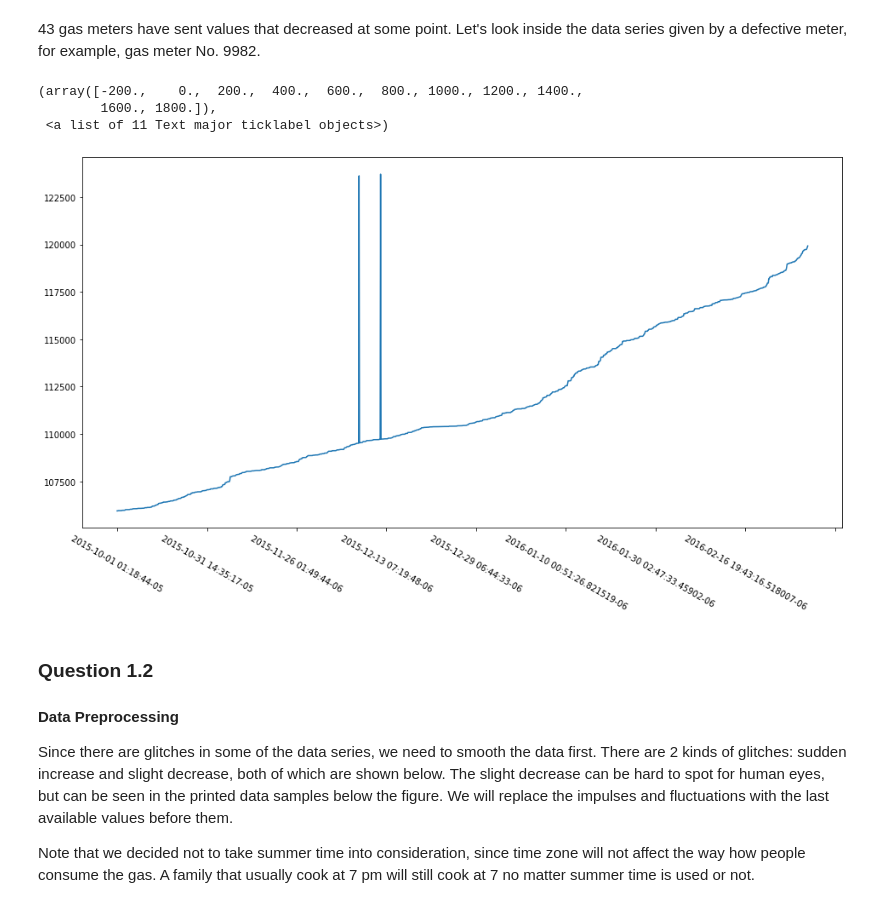
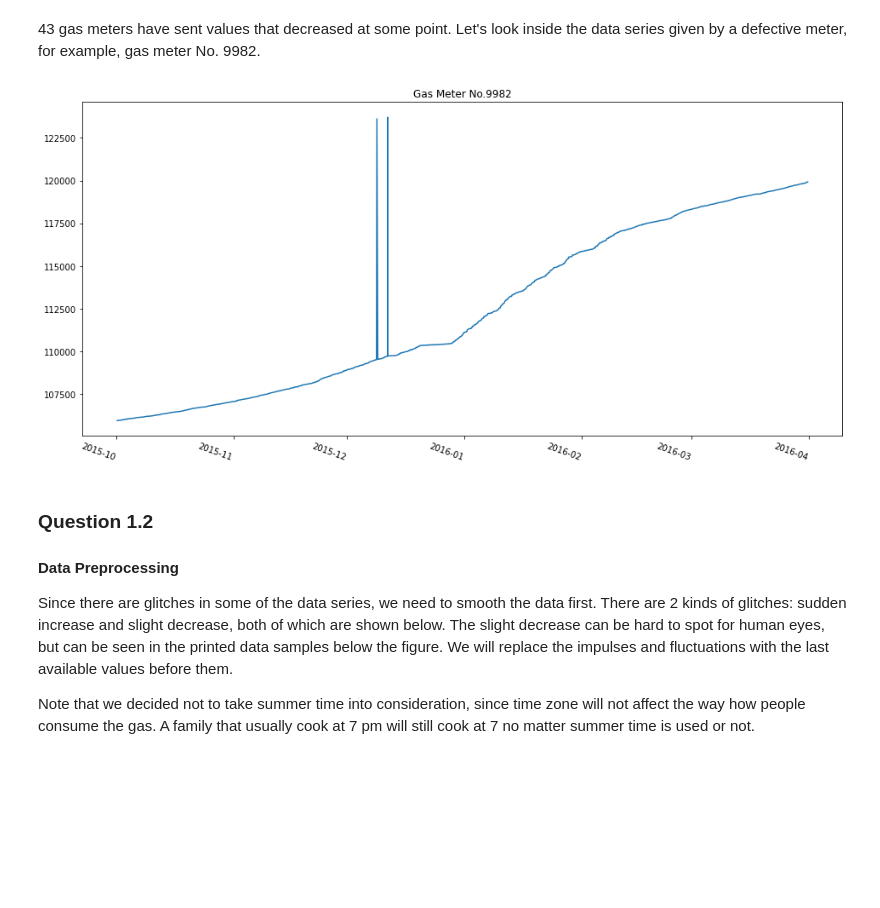
Before and after one commit to felixnie/EE4211-Project, a Jupyter notebook: Question1.ipynb, the cells around one changed output. Cells and saved outputs as stored; diff of their text form; code cells hidden in the pictures; blank space fills up the shorter version.

```diff
--- a/Question1.ipynb
+++ b/Question1.ipynb
@@ -16,7 +21,7 @@ df = pd.read_csv('dataport-export_gas_oct2015-mar2016.csv')
 # %% [markdown]
 First let's get the number of houses.
 # %%
-grouped = df.groupby(['dataid'], sort=['localminute'])
+grouped = df.groupby(['dataid'])
 len(grouped)
 # %% [output]
 157
@@ -30,13 +52,16 @@ df.dataid.value_counts().size
 We have gas flow meters installed in 157 houses.
 Now we can find the anomaly samples in the data.
 # %%
-defect_id = []
-for key,group in grouped:
-    val = group.meter_value.values
-    diff = val[1:] - val[:-1]
-    defect_time = np.where(diff < 0)[0] + 1
-    if len(defect_time):
-        defect_id.append(key)
-        defect_time = group.localminute.values[defect_time]
-        print('The glitches of gas meter No.', key, 'happened in the moments below:')
-        print(defect_time, '\n')
+def find_decrease(df):
+    grouped = df.groupby(['dataid'])
+    decrease_meter_id = []
+    for key,group in grouped:
+        val = group.meter_value.values
+        diff = val[1:] - val[:-1]
+        decrease_time_id = np.where(diff < 0)[0] + 1
+        if len(decrease_time_id):
+            decrease_meter_id.append(key)
+            decrease_time = group.localminute.values[decrease_time_id]
+            print('The glitches of gas meter No.', key, 'happened in the moments below:')
+            print(decrease_time, '\n')
+    return decrease_meter_id
@@ -68,18 +77,21 @@ The ID of the 43 defective meters are:
 43 gas meters have sent values that decreased at some point.
 Let's look inside the data series given by a defective meter, for example, gas meter No. 9982.
 # %%
-group = grouped.get_group(9982)
-t = group.localminute.values
-val = group.meter_value.values
+def plot_group(key,df):
+    grouped = df.groupby(['dataid'])
+    group = grouped.get_group(key)
+    t = group.localminute.values
+    val = group.meter_value.values
 
-s = pd.Series(val, index=t)
-s.plot(figsize=(16, 8))
-plt.xticks(rotation=-30)
+    s = pd.Series(val, index=t)
+    s.plot(figsize=(16, 8))
+    plt.xticks(rotation=-20)
+    plt.title('Gas Meter No.' + str(key))
+    return
-# %% [output]
-(array([-200.,    0.,  200.,  400.,  600.,  800., 1000., 1200., 1400.,
-        1600., 1800.]),
- <a list of 11 Text major ticklabel objects>)
-[figure, removed]
+# %%
+plot_group(9982,df)
+# %% [output]
+[figure, added]
 # %% [markdown]
 ### Question 1.2
 
```
Also changed, not shown: parts of 23 cells of this notebook.
